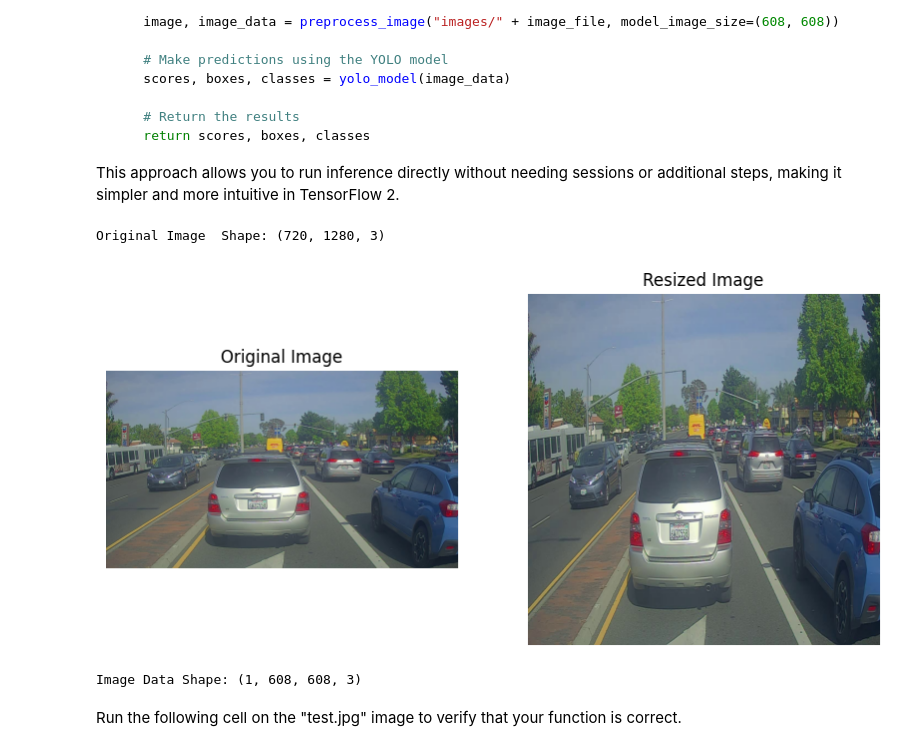
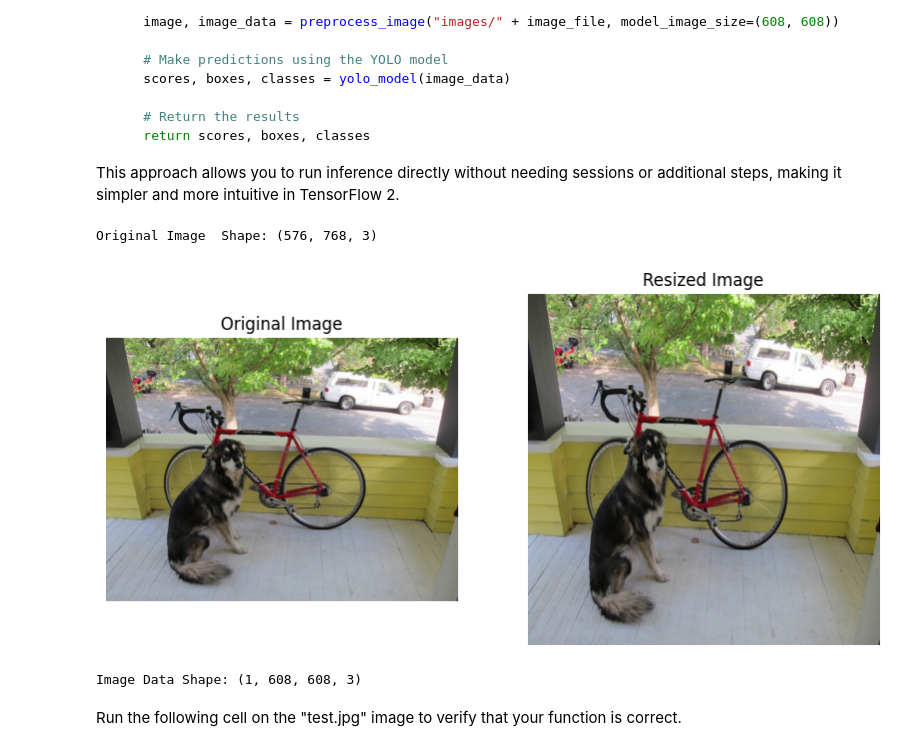
Before and after one commit to umermjd11/DLC4M3A1, a Jupyter notebook: ADA_Car_detection_v3tf2.ipynb, the cells around one changed output. Saved outputs shown, nothing was run; the diff lists cells and outputs as text; code cells hidden in the pictures.

```diff
--- a/ADA_Car_detection_v3tf2.ipynb
+++ b/ADA_Car_detection_v3tf2.ipynb
@@ -865,43 +876,34 @@ def predict(image_file):
 import numpy as np
 import imghdr
 from PIL import Image
 import matplotlib.pyplot as plt
 
-def mypreprocess_image(img_path, model_image_size):
-    image_type = imghdr.what(img_path)  # Check the image type (optional)
-    image = Image.open(img_path)  # Open the image file
-    resized_image = image.resize(tuple(reversed(model_image_size)), Image.BICUBIC)  # Resize the image
-    image_data = np.array(resized_image, dtype='float32')  # Convert to numpy array
-    image_data /= 255.  # Normalize the image data to the range [0, 1]
-    image_data = np.expand_dims(image_data, 0)  # Add batch dimension
-    return image, resized_image, image_data  # Return original, resized, and normalized data
-
 # Load and preprocess the image
-image, resized_image, image_data = mypreprocess_image("images/test.jpg", model_image_size=(608, 608))
+image, resized_image, image_data = preprocess_image("images/dog.jpg", model_image_size=(608, 608))
 
 # Show the original and resized images
 plt.figure(figsize=(10, 5))
 
 # Display the original image
 plt.subplot(1, 2, 1)
 # Print image data shape and first few values for inspection
 print("Original Image  Shape:", np.array(image).shape)
 plt.title("Original Image")
 plt.imshow(image)  # Use the original image
 
 plt.axis("off")
 
 # Display the resized image
 plt.subplot(1, 2, 2)
 plt.title("Resized Image")
 plt.imshow(resized_image)  # Use the resized image
 plt.axis("off")
 
 plt.show()
 
 # Print image data shape and first few values for inspection
 print("Image Data Shape:", image_data.shape)
 # %% [output]
-Original Image  Shape: (720, 1280, 3)
+Original Image  Shape: (576, 768, 3)
-[figure, old version]
+[figure, new version]
 Image Data Shape: (1, 608, 608, 3)
```
Also changed, not shown: parts of 8 cells of this notebook, 6 other files.
